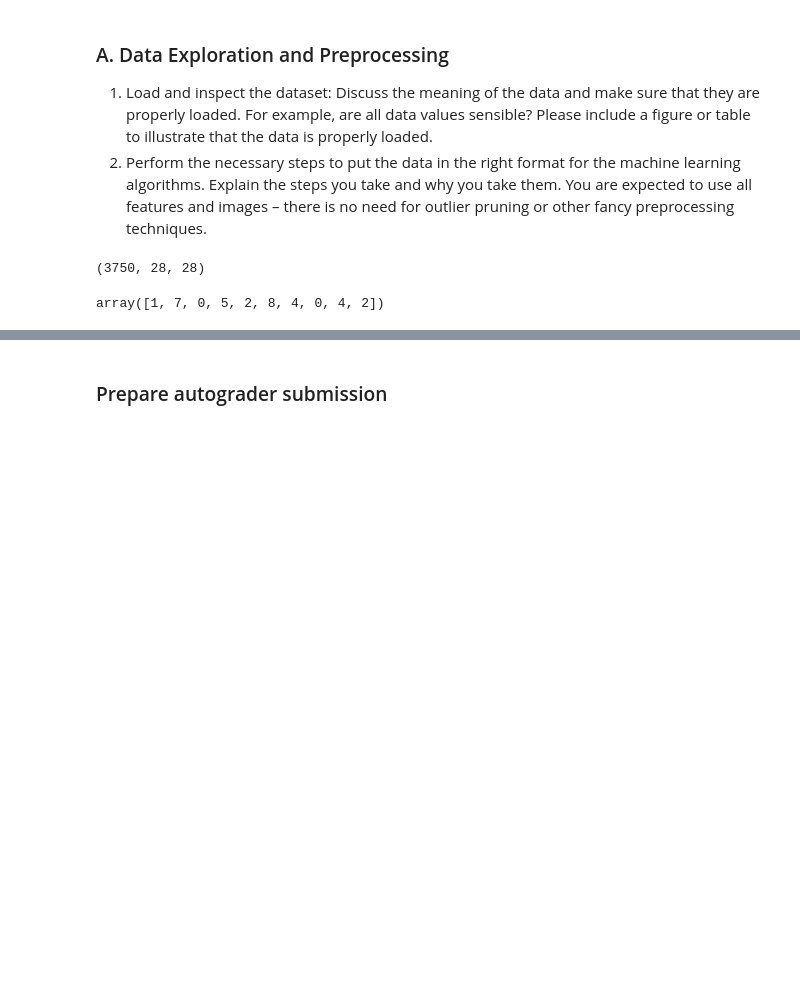
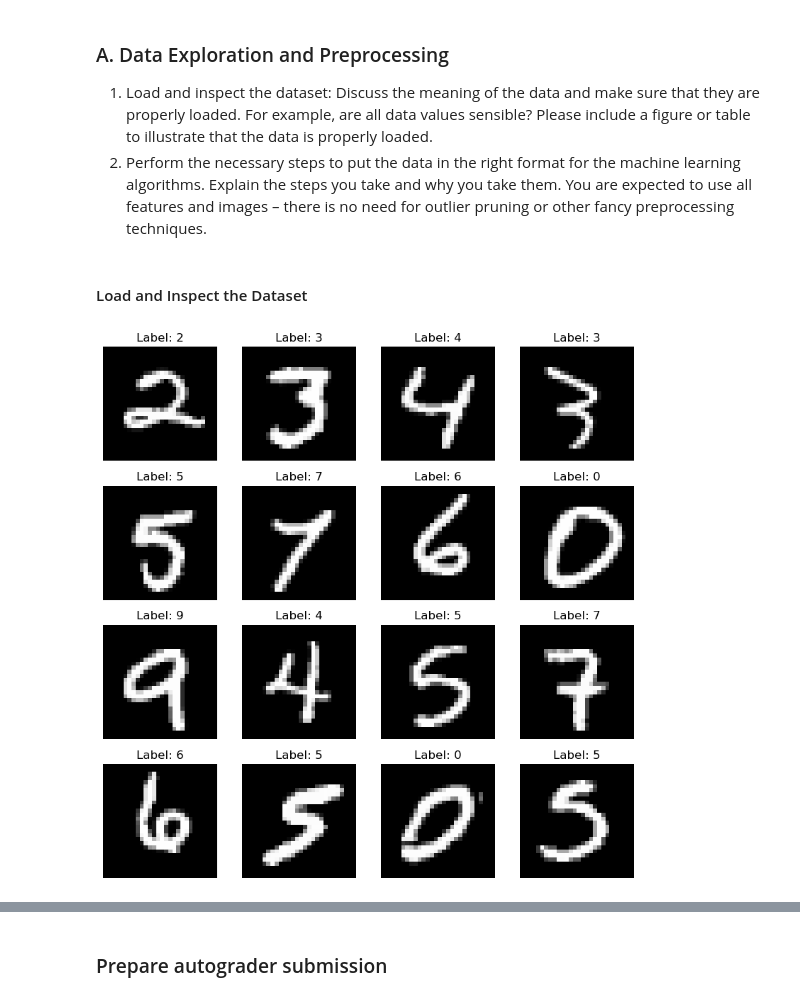
Before and after one commit to Person-Maink/ESL6, a Jupyter notebook: template.ipynb, the cells around one changed output, grey strips where cells are left out. Cells and saved outputs as stored; diff of their text form; code cells hidden in the pictures; blank space fills up the shorter version.

```diff
--- a/template.ipynb
+++ b/template.ipynb
@@ -16,18 +18,18 @@ from data_utils import plot_images_with_labels
 ### A. Data Exploration and Preprocessing
 1. Load and inspect the dataset: Discuss the meaning of the data and make sure that they are properly loaded. For example, are all data values sensible? Please include a figure or table to illustrate that the data is properly loaded.
 2. Perform the necessary steps to put the data in the right format for the machine learning algorithms. Explain the steps you take and why you take them. You are expected to  use all features and images – there is no need for outlier pruning or other fancy preprocessing techniques.
+# %% [markdown]
+#### Load and Inspect the Dataset
 # %%
+# Load the dataset and plot some samples
+
 labeled_images = np.load("labeled_images.npy")
 labeled_digits = np.load("labeled_digits.npy")
 
 autograder_images = np.load("autograder_images.npy")
+
+dataset = (labeled_images, labeled_digits)
+
+plot_images_with_labels(dataset, num_images=16)
+# %% [output]
+[figure, added]
-# %%
-# this is an array containing all the 3750 images of size 28 times 28 pixels:
-labeled_images.shape
-# %% [output]
-(3750, 28, 28)
-# %%
-# this is an array containing the digit corresponding to each image:
-labeled_digits[0:10]
-# %% [output]
-array([1, 7, 0, 5, 2, 8, 4, 0, 4, 2])
```
Also changed, not shown: parts of 15 cells of this notebook, 7 other files.
